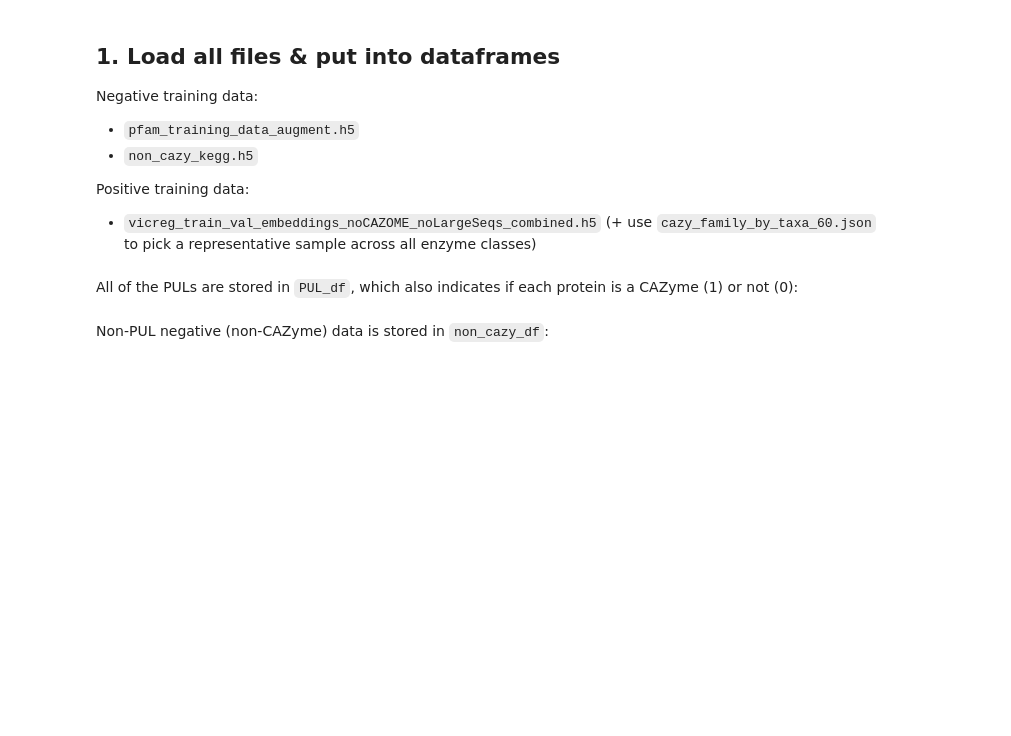
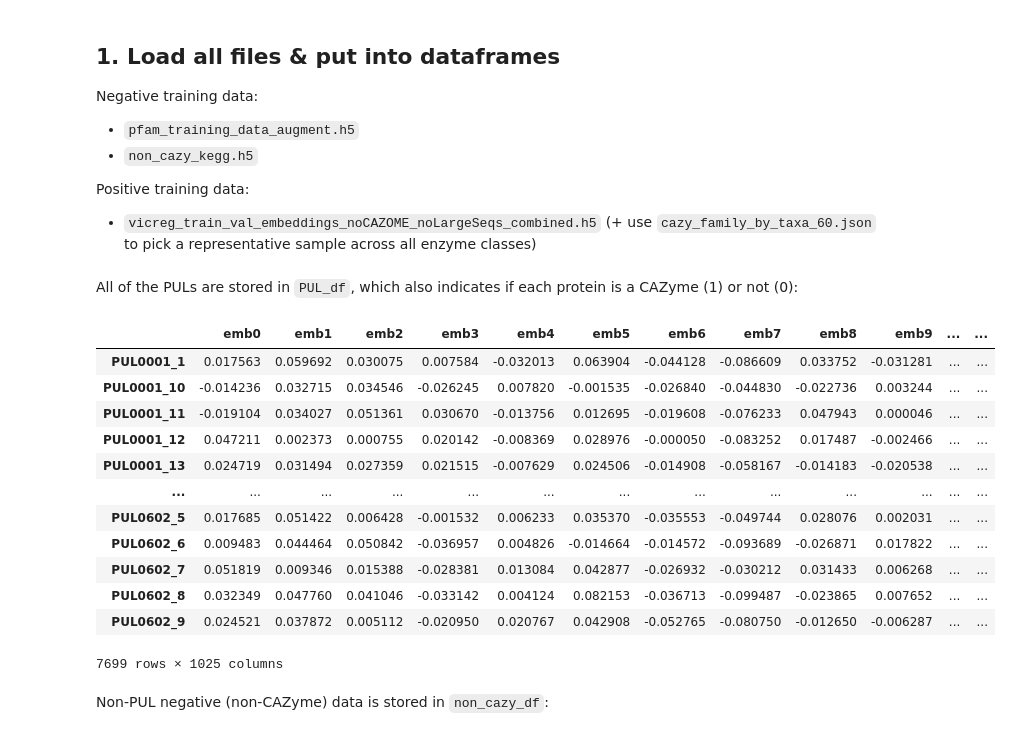
Before and after one commit to jyd-hu/srim, a Jupyter notebook: simple_mlp_all_data.ipynb, the cells around one changed output. Drawn from its saved outputs; the diff is of its cells as text; code cells hidden in the pictures; blank space fills up the shorter version.

```diff
--- a/simple_mlp_all_data.ipynb
+++ b/simple_mlp_all_data.ipynb
@@ -71,3 +77,19 @@ PUL_df = pd.DataFrame(data=np.concatenate([PUL_embeddings,PUL_array], axis=1), i
+# %%
+PUL_df
+# %% [output]
+|  | emb0 | emb1 | emb2 | emb3 | emb4 | emb5 | emb6 | emb7 | emb8 | emb9 | ... | ... |
+| PUL0001_1 | 0.017563 | 0.059692 | 0.030075 | 0.007584 | -0.032013 | 0.063904 | -0.044128 | -0.086609 | 0.033752 | -0.031281 | ... | ... |
+| PUL0001_10 | -0.014236 | 0.032715 | 0.034546 | -0.026245 | 0.007820 | -0.001535 | -0.026840 | -0.044830 | -0.022736 | 0.003244 | ... | ... |
+| PUL0001_11 | -0.019104 | 0.034027 | 0.051361 | 0.030670 | -0.013756 | 0.012695 | -0.019608 | -0.076233 | 0.047943 | 0.000046 | ... | ... |
+| PUL0001_12 | 0.047211 | 0.002373 | 0.000755 | 0.020142 | -0.008369 | 0.028976 | -0.000050 | -0.083252 | 0.017487 | -0.002466 | ... | ... |
+| PUL0001_13 | 0.024719 | 0.031494 | 0.027359 | 0.021515 | -0.007629 | 0.024506 | -0.014908 | -0.058167 | -0.014183 | -0.020538 | ... | ... |
+| ... | ... | ... | ... | ... | ... | ... | ... | ... | ... | ... | ... | ... |
+| PUL0602_5 | 0.017685 | 0.051422 | 0.006428 | -0.001532 | 0.006233 | 0.035370 | -0.035553 | -0.049744 | 0.028076 | 0.002031 | ... | ... |
+| PUL0602_6 | 0.009483 | 0.044464 | 0.050842 | -0.036957 | 0.004826 | -0.014664 | -0.014572 | -0.093689 | -0.026871 | 0.017822 | ... | ... |
+| PUL0602_7 | 0.051819 | 0.009346 | 0.015388 | -0.028381 | 0.013084 | 0.042877 | -0.026932 | -0.030212 | 0.031433 | 0.006268 | ... | ... |
+| PUL0602_8 | 0.032349 | 0.047760 | 0.041046 | -0.033142 | 0.004124 | 0.082153 | -0.036713 | -0.099487 | -0.023865 | 0.007652 | ... | ... |
+| PUL0602_9 | 0.024521 | 0.037872 | 0.005112 | -0.020950 | 0.020767 | 0.042908 | -0.052765 | -0.080750 | -0.012650 | -0.006287 | ... | ... |
+7699 rows × 1025 columns
 # %% [markdown]
 Non-PUL negative (non-CAZyme) data is stored in `non_cazy_df`:
 # %%
```
Also changed, not shown: parts of 27 cells of this notebook.
